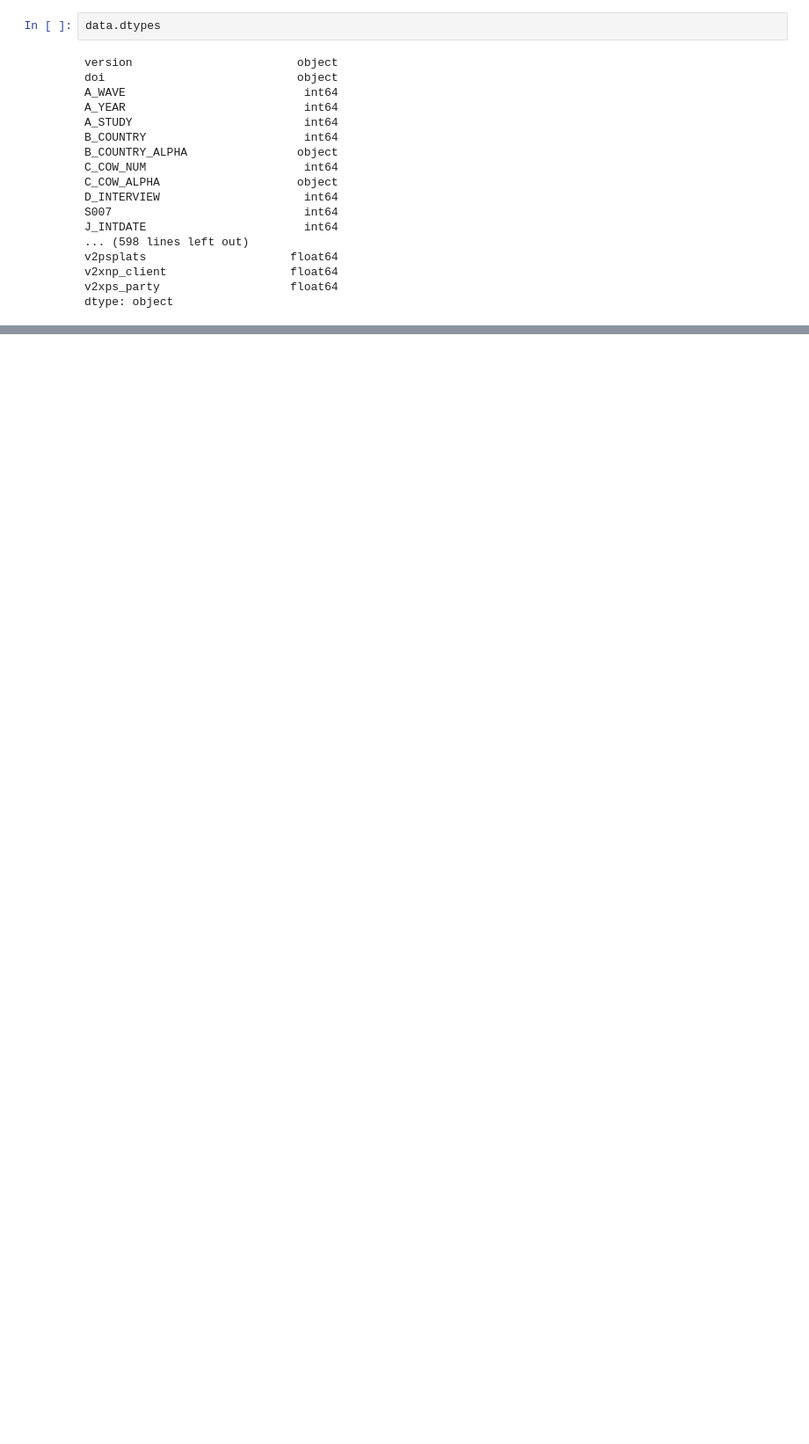
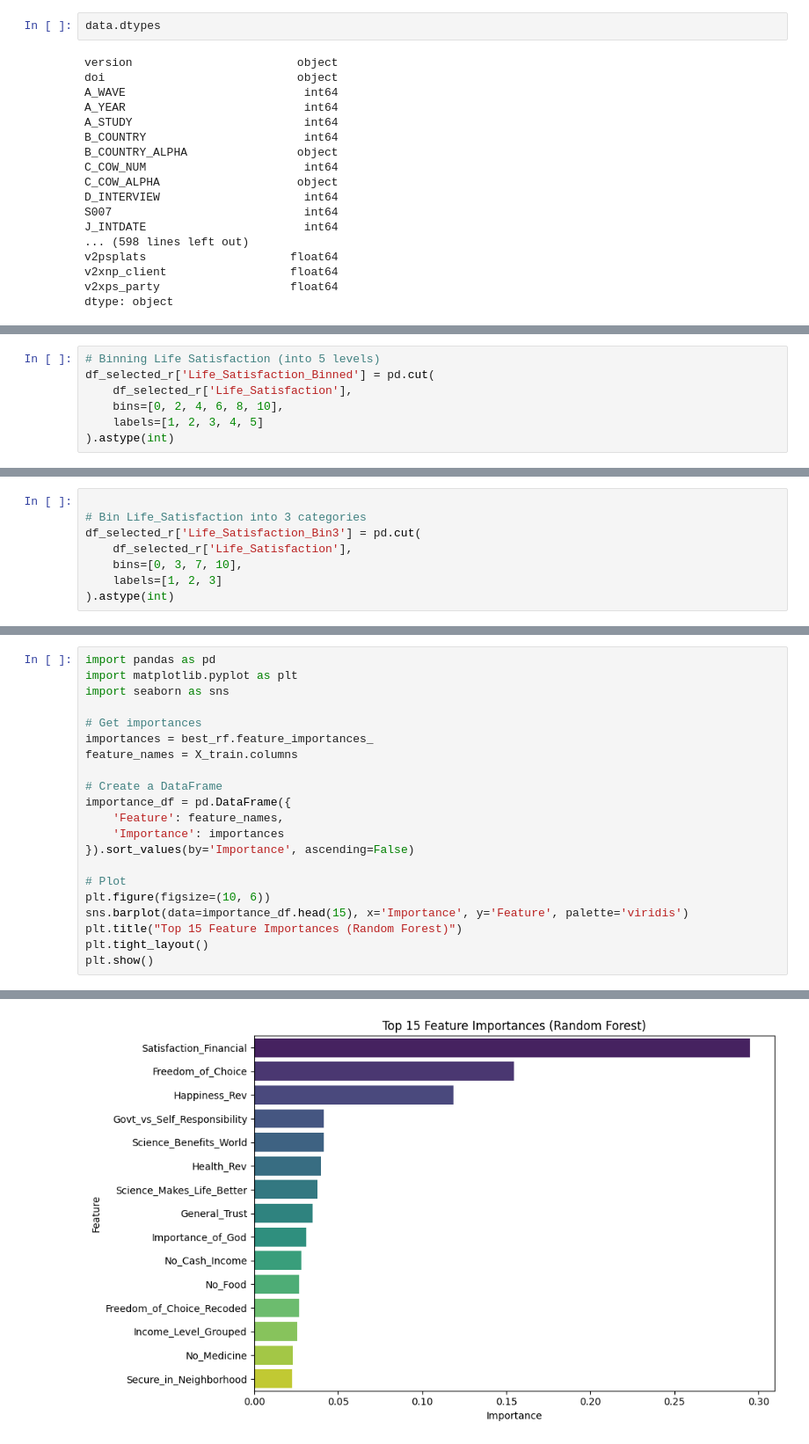
Before and after one commit to FadilCN/Life-A-Peel, a Jupyter notebook: Untitled-1.ipynb, the cells around one changed output, grey strips where cells are left out. Shown at 88% size. Drawn from its saved outputs; the diff is of its cells as text; blank space fills up the shorter version.

```diff
--- a/Untitled-1.ipynb
+++ b/Untitled-1.ipynb
@@ -1244,0 +383,7 @@ print("🎯 Predicted Satisfaction Class:", pred[0])
+# %%
+# Binning Life Satisfaction (into 5 levels)
+df_selected_r['Life_Satisfaction_Binned'] = pd.cut(
+    df_selected_r['Life_Satisfaction'],
+    bins=[0, 2, 4, 6, 8, 10],
+    labels=[1, 2, 3, 4, 5]
+).astype(int)
@@ -1244,0 +551,8 @@ print("🎯 Predicted Satisfaction Class:", pred[0])
+# %%
+
+# Bin Life_Satisfaction into 3 categories
+df_selected_r['Life_Satisfaction_Bin3'] = pd.cut(
+    df_selected_r['Life_Satisfaction'],
+    bins=[0, 3, 7, 10],
+    labels=[1, 2, 3]
+).astype(int)
@@ -1244,0 +774,22 @@ print("🎯 Predicted Satisfaction Class:", pred[0])
+# %%
+import pandas as pd
+import matplotlib.pyplot as plt
+import seaborn as sns
+
+# Get importances
+importances = best_rf.feature_importances_
+feature_names = X_train.columns
+
+# Create a DataFrame
+importance_df = pd.DataFrame({
+    'Feature': feature_names,
+    'Importance': importances
+}).sort_values(by='Importance', ascending=False)
+
+# Plot
+plt.figure(figsize=(10, 6))
+sns.barplot(data=importance_df.head(15), x='Importance', y='Feature', palette='viridis')
+plt.title("Top 15 Feature Importances (Random Forest)")
+plt.tight_layout()
+plt.show()
+# %% [output]
@@ -1244,0 +799 @@ print("🎯 Predicted Satisfaction Class:", pred[0])
+[figure, added]
```
Also changed, not shown: parts of 69 cells of this notebook, 7 other files.
